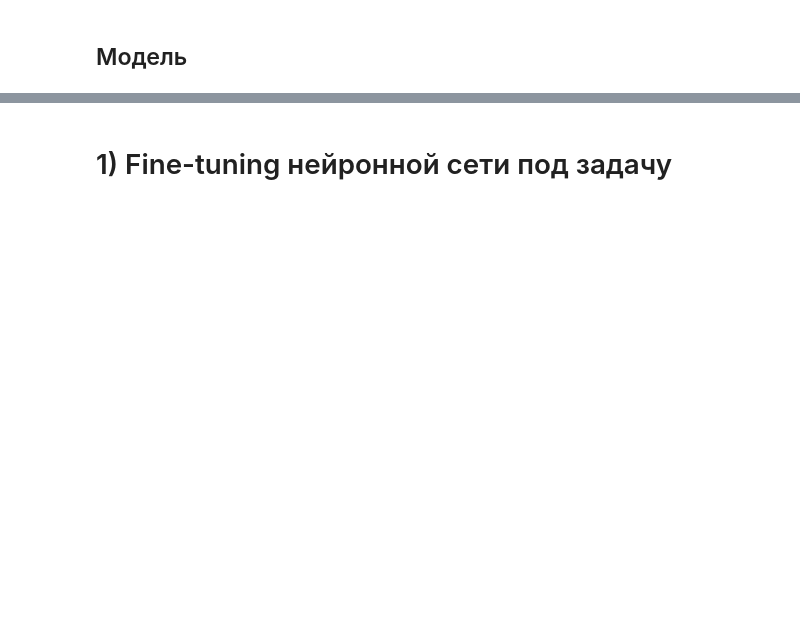
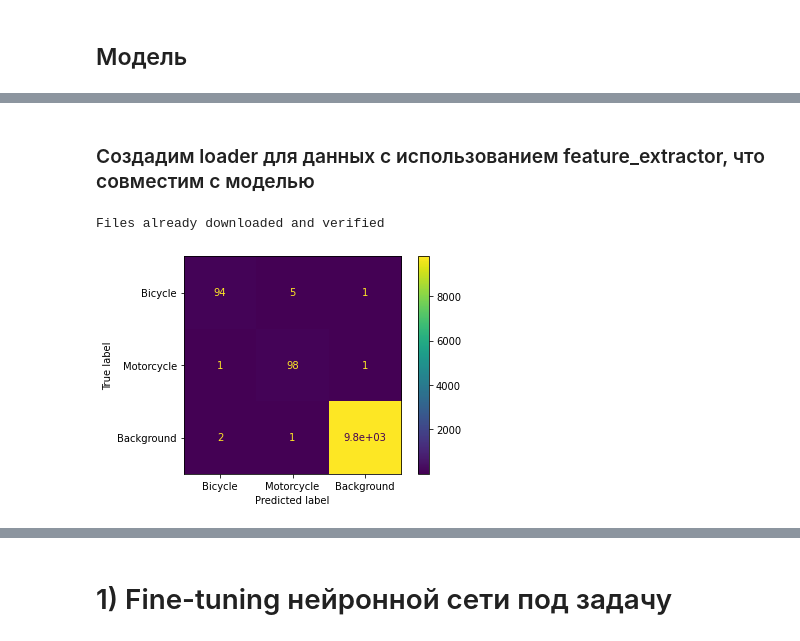
Before and after one commit to DenisKabanov/instruments_of_intellectual_data_analysis, a Jupyter notebook: 3) NN fine-tuning and performance measurement/task3.ipynb, the cells around one changed output, grey strips where cells are left out. Saved outputs shown, nothing was run; the diff lists cells and outputs as text; code cells hidden in the pictures; blank space fills up the shorter version.

Commit message:
lab3: model finetuned

```diff
--- a/3) NN fine-tuning and performance measurement/task3.ipynb
+++ b/3) NN fine-tuning and performance measurement/task3.ipynb
@@ -144,0 +119,3 @@ tensor(8)
+# %%
+model = torch.load(models_path+"model_downloaded.pth") # загружаем сохранённую модель
+model # вывод строения модели
@@ -144,0 +174,3 @@ tensor(8)
+# %%
+feature_extractor = torch.load(models_path+"model_downloaded_feature_extractor.pth") # загружаем препроцессор для картинок
+feature_extractor # вывод того, что делает препроцессор
@@ -144,0 +256,19 @@ tensor(8)
+# %% [markdown]
+### Создадим loader для данных с использованием feature_extractor, что совместим с моделью
+# %%
+# датасет для тестирования
+data_test = torchvision.datasets.CIFAR100(root=data_path, # путь, откуда брать/куда сохранять датасет
+                                          train=False, # какую часть датасета использовать (тестовая)
+                                          download=True, # скачивать ли датасет, если его нет в root пути
+                                          transform=feature_extractor # функция, принимающая на вход PIL Image и преобразовывающая его
+                                         )
+
+# загрузчик данных для тестирования
+loader_test = torch.utils.data.DataLoader(dataset=data_test, # указание датасета для DataLoader
+                                          batch_size=20, # размер батчка (число сэмплов, что будет возвращать DataLoader за раз) (градиент усредняется по батчу, ускоряется обработка датасета, но слегка замедляется обработка сэмпла)
+                                          shuffle=True, # перемешивать ли датасет
+                                          num_workers=2, # число используемых ядер процессора для ускорения обработки данных
+                                          pin_memory=True # нужно ли заранее аллоцировать память под объект на GPU (лучше так, чем возвращать CUDA tensors при multi-process loading)
+                                         )
+# %% [output]
+Files already downloaded and verified
@@ -144,0 +312,33 @@ tensor(8)
+# %%
+def print_confusion_matrix(confusion_matrix_full: np.ndarray) -> None:
+    """
+    Функция для построения матрицы ошибок (confusion matrix) только для интересующих классов. Номера классов: bicycle - 8, motorcycle - 48, background - всё остальное.
+    Parameters:
+        * confusion_matrix_full: полная матрица ошибок\n
+    Returns:
+        * None: выводит матрицу ошибок (confusion matrix) для классов (строки - true labels, столбцы — predicted labels)
+    """
+    confusion_matrix_ = np.zeros(shape=(3,3)) # заготовка под интересующий confusion matrix c классами bicycle, motorcycle, background
+    # для bicycle
+    confusion_matrix_[0][0] = confusion_matrix_full[8][8] # ячейка [true:bicycle, pred:bicycle]
+    confusion_matrix_[0][1] = confusion_matrix_full[8][48] # ячейка [true:bicycle, pred:motorcycle]
+    confusion_matrix_[0][2] = confusion_matrix_full[8].sum() - confusion_matrix_[0][0] - confusion_matrix_[0][1] # ячейка [true:bicycle, pred:background] = все (в строке) - уже записанные
+
+    # для motorcycle
+    confusion_matrix_[1][0] = confusion_matrix_full[48][8] # ячейка [true:motorcycle, pred:bicycle]
+    confusion_matrix_[1][1] = confusion_matrix_full[48][48] # ячейка [true:motorcycle, pred:motorcycle]
+    confusion_matrix_[1][2] = confusion_matrix_full[48].sum() - confusion_matrix_[1][0] - confusion_matrix_[1][1] # ячейка [true:motorcycle, pred:background] = все (в строке) - уже записанные
+
+    # для background
+
+    confusion_matrix_[2][0] = confusion_matrix_full.sum(axis=0)[8] - confusion_matrix_[0][0] - confusion_matrix_[1][0] # ячейка [true:background, pred:bicycle] (axis=0 — сумма по столбцам; из всех предсказанных bicycle вычитаем те, что уже в таблице)
+    confusion_matrix_[2][1] = confusion_matrix_full.sum(axis=0)[48] - confusion_matrix_[0][1] - confusion_matrix_[1][1] # ячейка [true:background, pred:motorcycle] (axis=0 — сумма по столбцам; из всех предсказанных motorcycle вычитаем те, что уже в таблице)
+    confusion_matrix_[2][2] = confusion_matrix_full.sum() - confusion_matrix_.sum() # ячейка [true:background, pred:background] = все (в матрице) - уже записанные
+
+    ConfusionMatrixDisplay(confusion_matrix = confusion_matrix_, display_labels = ["Bicycle", "Motorcycle", "Background"]).plot() # вывод Confusion Matrix
+# %%
+confusion_matrix_downloaded_full = evaluate_model(model=model, loader=loader_test, device=device) # считаем confusion matrix для всех классов
+# %%
+print_confusion_matrix(confusion_matrix_full=confusion_matrix_downloaded_full) # результаты скаченной модели
+# %% [output]
+[figure, added]
```
Also changed, not shown: parts of 70 cells of this notebook.
